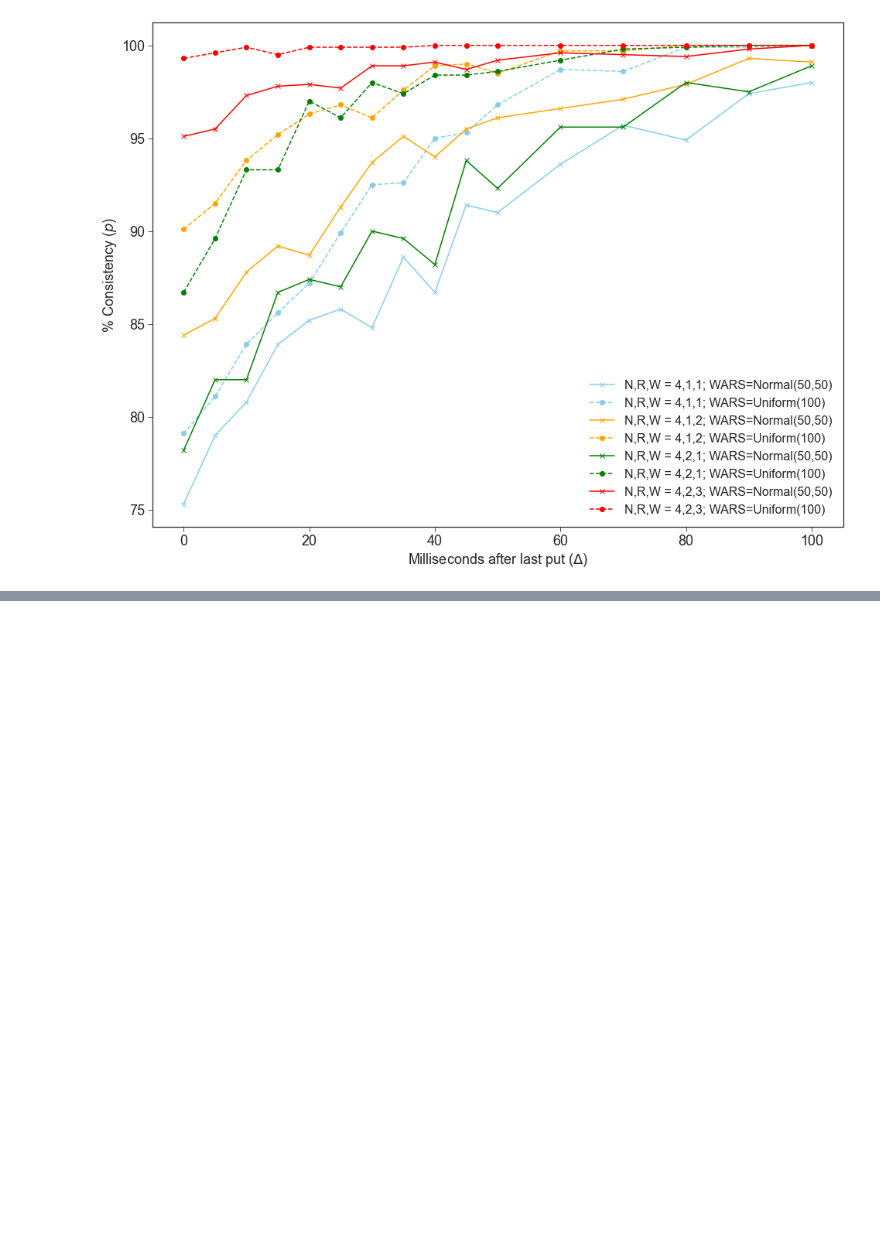
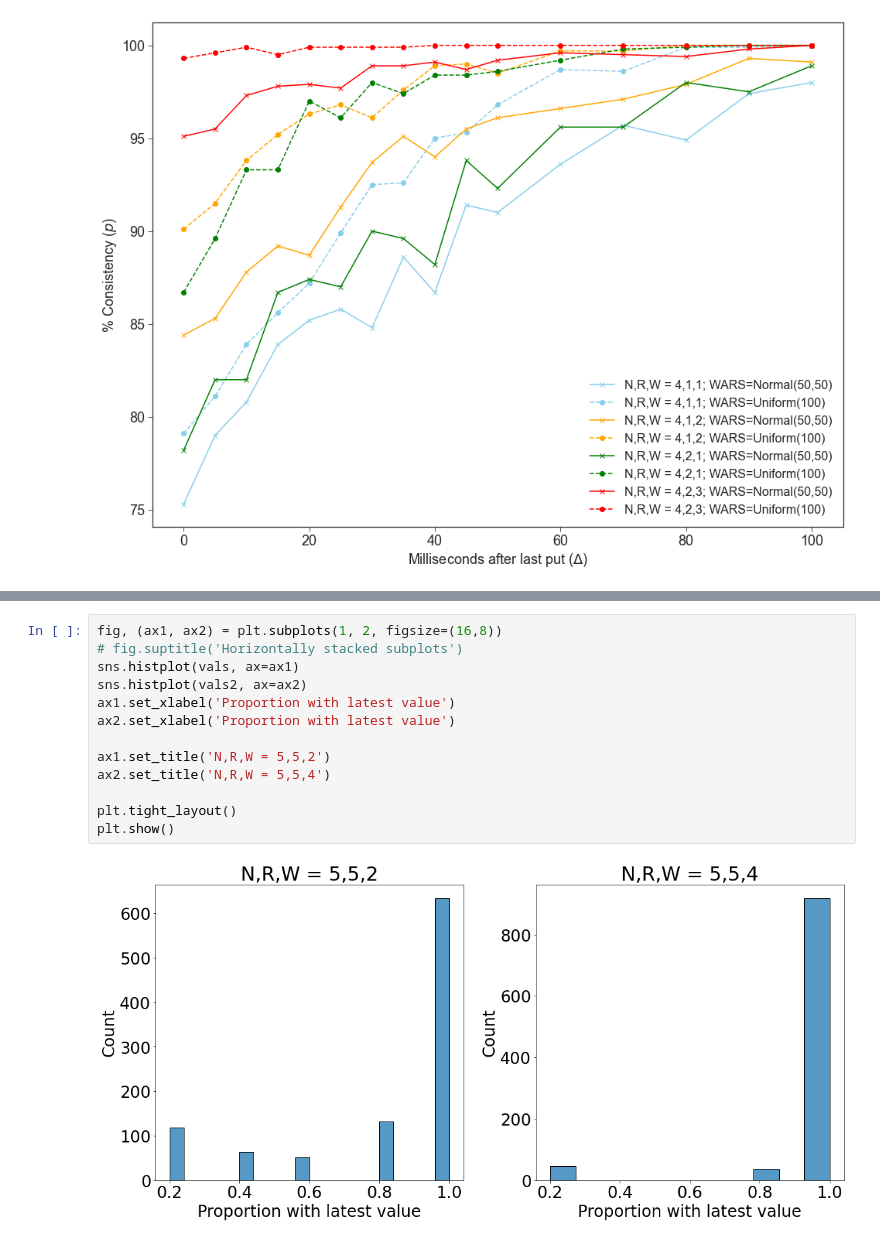
Before and after one commit to karanchahal/dynamo-simulator, a Jupyter notebook: simulator/plots.ipynb, the cells around one changed output, grey strips where cells are left out. Drawn from its saved outputs; the diff is of its cells as text; blank space fills up the shorter version.

```diff
--- a/simulator/plots.ipynb
+++ b/simulator/plots.ipynb
@@ -174,0 +206,15 @@ plt.show()
+# %%
+fig, (ax1, ax2) = plt.subplots(1, 2, figsize=(16,8))
+# fig.suptitle('Horizontally stacked subplots')
+sns.histplot(vals, ax=ax1)
+sns.histplot(vals2, ax=ax2)
+ax1.set_xlabel('Proportion with latest value')
+ax2.set_xlabel('Proportion with latest value')
+
+ax1.set_title('N,R,W = 5,5,2')
+ax2.set_title('N,R,W = 5,5,4')
+
+plt.tight_layout()
+plt.show()
+# %% [output]
+[figure, added]
```
Also changed, not shown: parts of 7 cells of this notebook, 2 other files.
